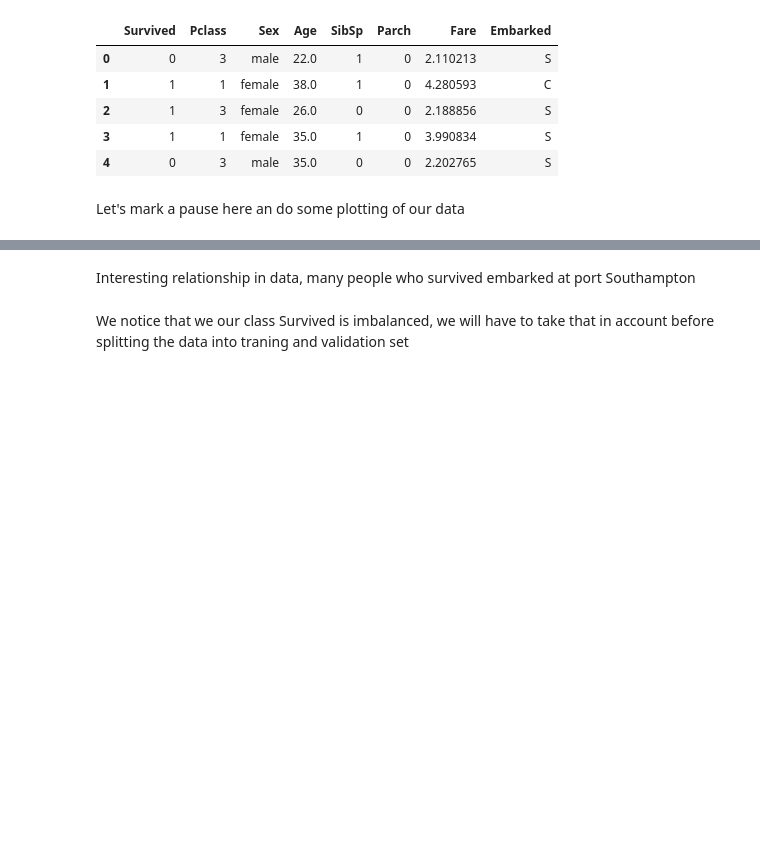
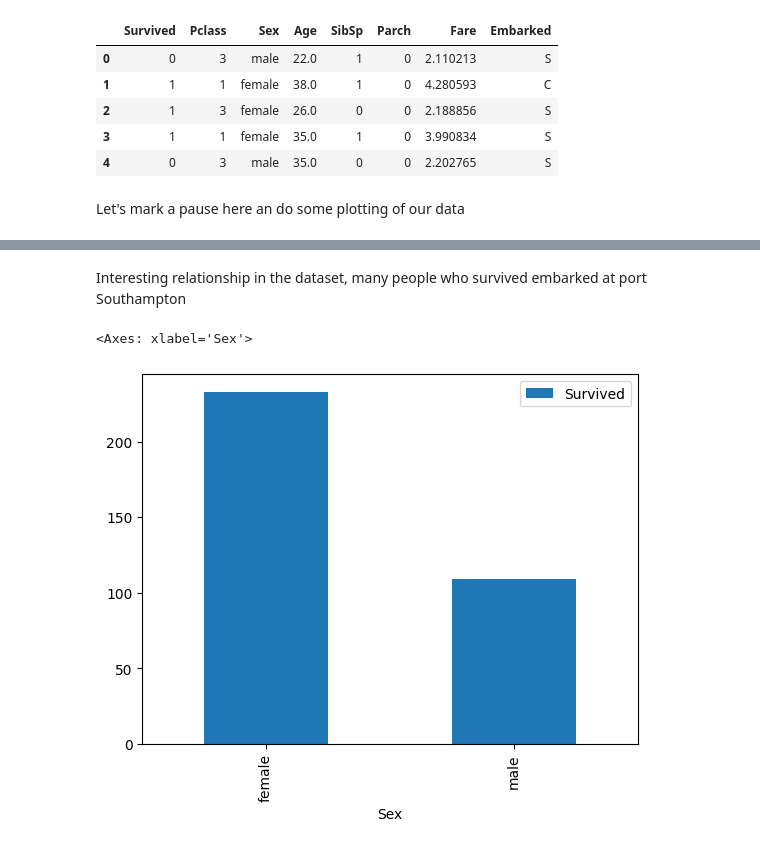
Before and after one commit to palminaN/titanic-survival-prediction, a Jupyter notebook: code.ipynb, the cells around one changed output, grey strips where cells are left out. Saved outputs shown, nothing was run; the diff lists cells and outputs as text; code cells hidden in the pictures; blank space fills up the shorter version.

Commit message:
visualisation

```diff
--- a/code.ipynb
+++ b/code.ipynb
@@ -162,8 +178,11 @@ dfn.groupby('Embarked').sum().plot(y='Survived', kind='bar')
 [figure]
 # %% [markdown]
-Interesting relationship in data, many people who survived embarked at port Southampton
+Interesting relationship in the dataset, many people who survived embarked at port Southampton
-# %% [markdown]
-We notice that we our class Survived is imbalanced, we will have to take that in account before splitting the data into traning and validation set
+# %%
+dfn.groupby("Sex").sum().plot(y="Survived",kind="bar")
+# %% [output]
+<Axes: xlabel='Sex'>
+[figure, added]
 # %%
 dfn["Survived"].sum() / dfn["Survived"].count()
 # %% [output]
```
Also changed, not shown: parts of 23 cells of this notebook.
